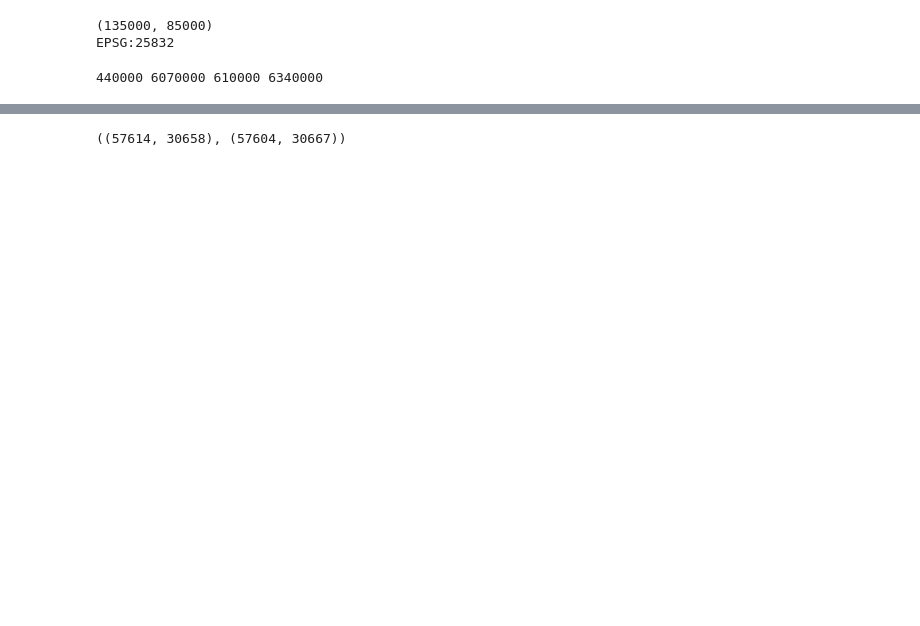
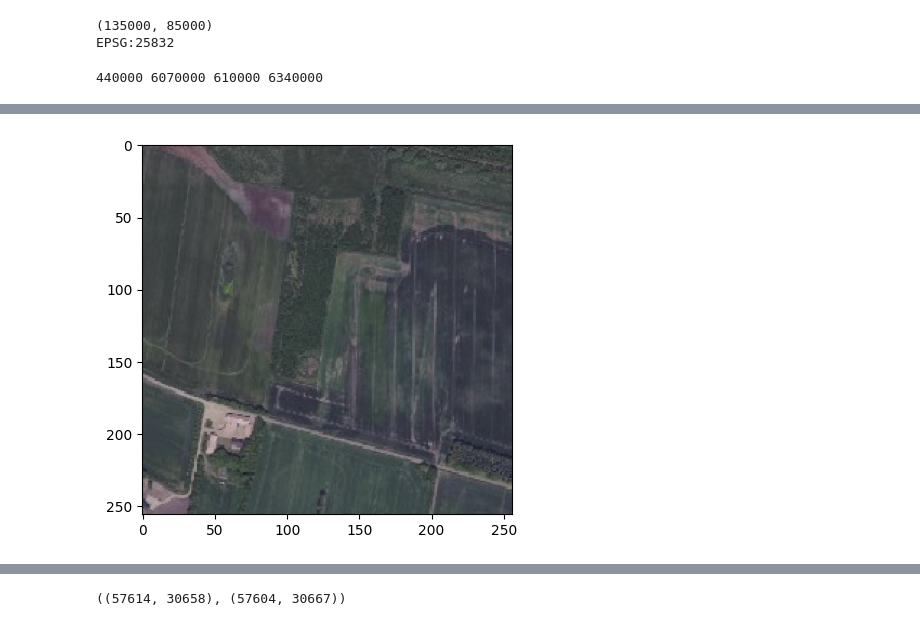
Before and after one commit to nataliehh/project-in-science-studies, a Jupyter notebook: inspect_dataset.ipynb, the cells around one changed output, grey strips where cells are left out. Drawn from its saved outputs; the diff is of its cells as text; code cells hidden in the pictures; blank space fills up the shorter version.

```diff
--- a/inspect_dataset.ipynb
+++ b/inspect_dataset.ipynb
@@ -131,0 +130,3 @@ CRS.from_epsg(3857)
+# %%
+with open('denmark_annotations.json', 'r') as f:
+    annotations = json.load(f)
@@ -136,10 +141,10 @@ import numpy as np
 
 # path = './denmark_data/ortofoto_2020_s10_rendered.tif'
 path = './ortodata_2014_res_2_crop.tif'
-# Open the reprojected tif file
-reprojected_dataset = rasterio.open(path)
-print(reprojected_dataset.shape)
-print(reprojected_dataset.crs)
+# Open the tif file
+dataset = rasterio.open(path)
+print(dataset.shape)
+print(dataset.crs)
 # %% [output]
 (135000, 85000)
 EPSG:25832
@@ -162,10 +156,11 @@ x_min, x_max, y_min, y_max
 # %%
-data  = reprojected_dataset.read()
+%%time
+data  = dataset.read()
 print(len(data))
 r, g, b, unknown = data
 r = r.astype(np.float16)
 g = g.astype(np.float16)
 b = b.astype(np.float16)
-print(unknown.shape, np.unique(unknown))
+# print(unknown.shape, np.unique(unknown))
 # %% [output]
 4
@@ -180,0 +169,70 @@ rasterio.io.DatasetReader
+# %%
+from tqdm import tqdm
+pad = 40
+
+i = 0
+for annotation in tqdm(annotations):
+    # Load the annotated mask of the lake
+    lake_mask = np.array(annotation['mask'])
+
+    # Get the coordinates of the lake in the form [(x1, y1), (x2, y2), ...]
+    # print(annotation['coordinates'])
+    lake_coords = np.array(annotation['coordinates']).reshape(-1, 2)#.astype(int)
+
+    # Split x and y coordinates
+    x, y = lake_coords[:, 0], lake_coords[:, 1] #np.round(lake_coords[:, 0]), np.round(lake_coords[:, 1])
+
+    # Get the minimum and maximum bounds of the lake
+    x_min, x_max = np.min(x), np.max(x)
+    y_min, y_max = np.min(y), np.max(y)
+
+    # The data consist of an array which has some defined bounds
+    # We now retrieve the index of our x and ys in relation to those bounds
+    x_min_idx, y_min_idx = dataset.index(x_min, y_min)
+    x_max_idx, y_max_idx = dataset.index(x_max, y_max)
+
+    # Compute width and height
+    w = abs(x_max_idx - x_min_idx)
+    h = abs(y_max_idx - y_min_idx)
+
+    # Define target size for images, and find out how far off we are from that
+    target_w, target_h = 256, 256
+    delta_w, delta_h = target_w - w, target_h - h
+    if delta_w < 0 or delta_h < 0: # If the image is already bigger than the target, skip it
+        continue
+
+    # Add random padding to the image to obtain the target size
+    left_pad = random.randint(1, delta_w)
+    right_pad = delta_w - left_pad
+    bottom_pad = random.randint(1, delta_h)
+    top_pad = delta_h - bottom_pad
+    # left_pad, top_pad, bottom_pad, right_pad = [2] * 4
+
+    # We crop to the location of the lake, plus some padding around it
+    r_crop = r[x_max_idx-left_pad:x_min_idx+right_pad, y_min_idx-bottom_pad:y_max_idx+top_pad]
+    g_crop = g[x_max_idx-left_pad:x_min_idx+right_pad, y_min_idx-bottom_pad:y_max_idx+top_pad]
+    b_crop = b[x_max_idx-left_pad:x_min_idx+right_pad, y_min_idx-bottom_pad:y_max_idx+top_pad]
+    rgb_img = np.stack((r_crop,g_crop,b_crop), axis = -1).astype(np.float16)
+
+    # Also pad the dimensions of the mask to include padding
+    old_shape = lake_mask.shape
+    lake_mask = np.pad(lake_mask, ((left_pad, right_pad), (bottom_pad, top_pad)), 'constant', constant_values=0)
+
+    # Display the mask overlayed on the cropped image
+    try:
+        crop_img = rgb_img.astype(int)
+        plt.imshow(crop_img)
+        plt.imshow(lake_mask, alpha = 0.1)
+        plt.show()
+        # print('r shape before pad', r[x_max_idx:x_min_idx, y_min_idx:y_max_idx].shape)
+        # print('before padding mask (shape)', old_shape)
+        # print(crop_img.shape)
+        # print(lake_mask.shape)
+        # print('pad', left_pad, right_pad, bottom_pad, top_pad, left_pad+right_pad, bottom_pad+top_pad)
+    except:
+        continue
+    i += 1
+    if i == 5:
+        break
+# %% [output]
+[figure, added]
```
Also changed, not shown: parts of 17 cells of this notebook, 1 other file.
